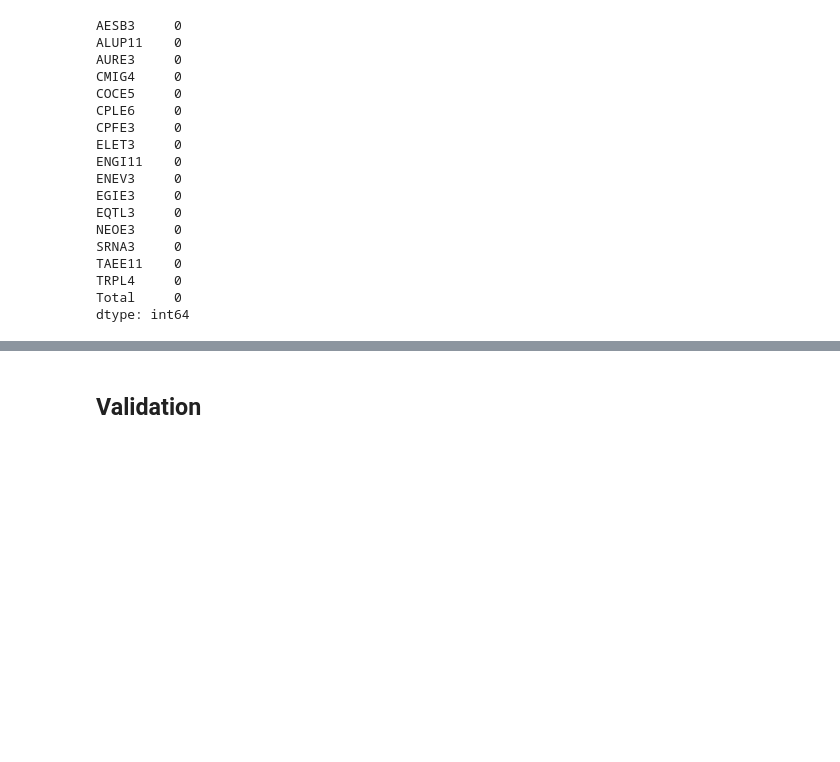
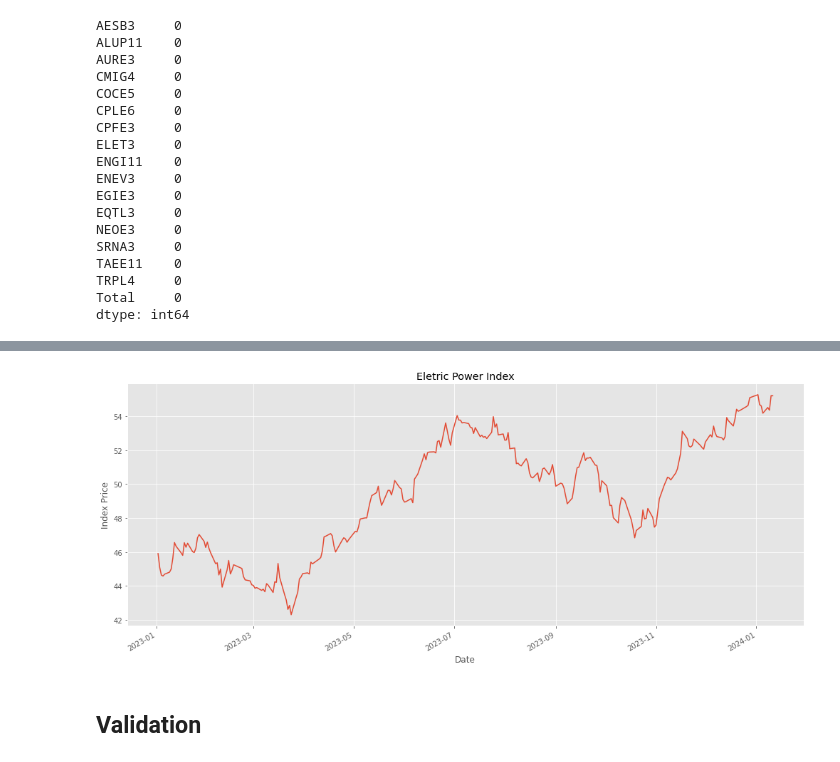
Before and after one commit to IsraelFPM/Risk-Analysis, a Jupyter notebook: ValueAtRisk.ipynb, the cells around one changed output, grey strips where cells are left out. Cells and saved outputs as stored; diff of their text form; code cells hidden in the pictures; blank space fills up the shorter version.

```diff
--- a/ValueAtRisk.ipynb
+++ b/ValueAtRisk.ipynb
@@ -210,2 +216,12 @@ data_series
+# %%
+fig = plt.figure(figsize=(14,6))
+plt.title('Eletric Power Index')
+plt.xlabel('Date')
+plt.ylabel('Index Price')
+data_series['Total'] = data_series.sum(axis=1)
+data_series['Total'].plot()
+plt.tight_layout()
+# %% [output]
+[figure, added]
 # %% [markdown]
 ## Validation
```
Also changed, not shown: parts of 12 cells of this notebook.
